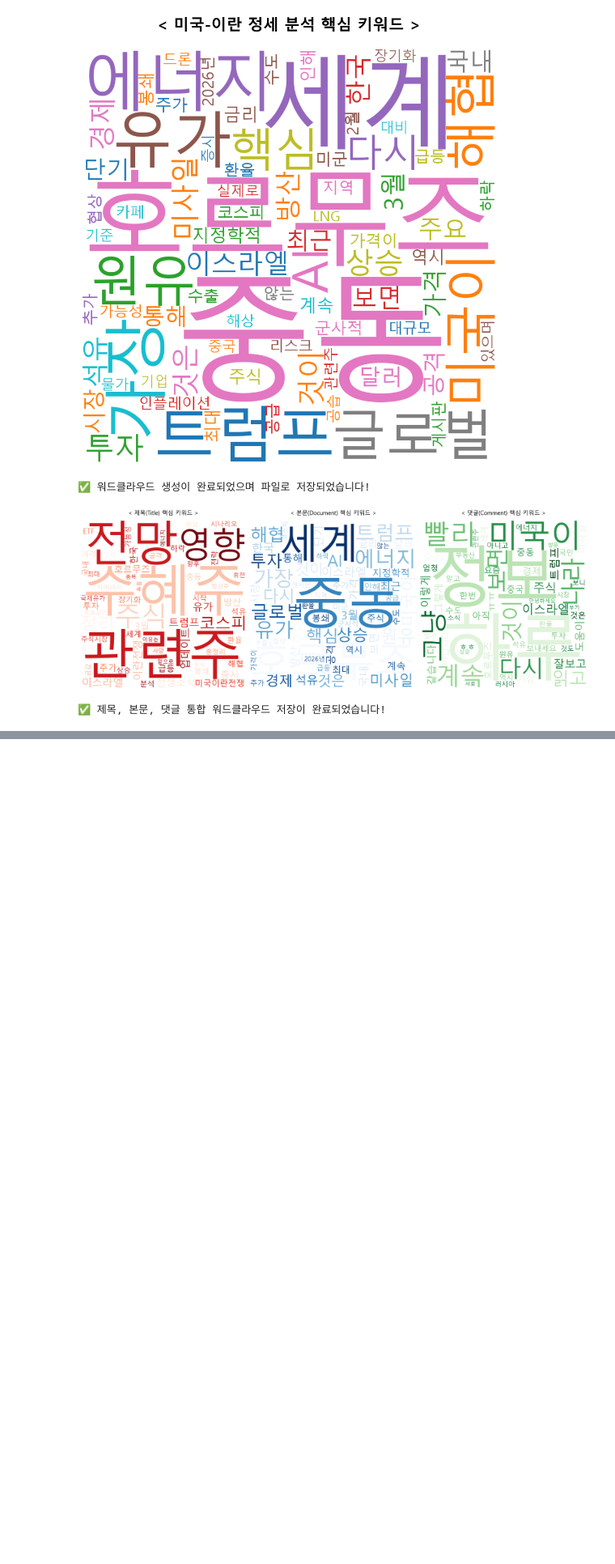
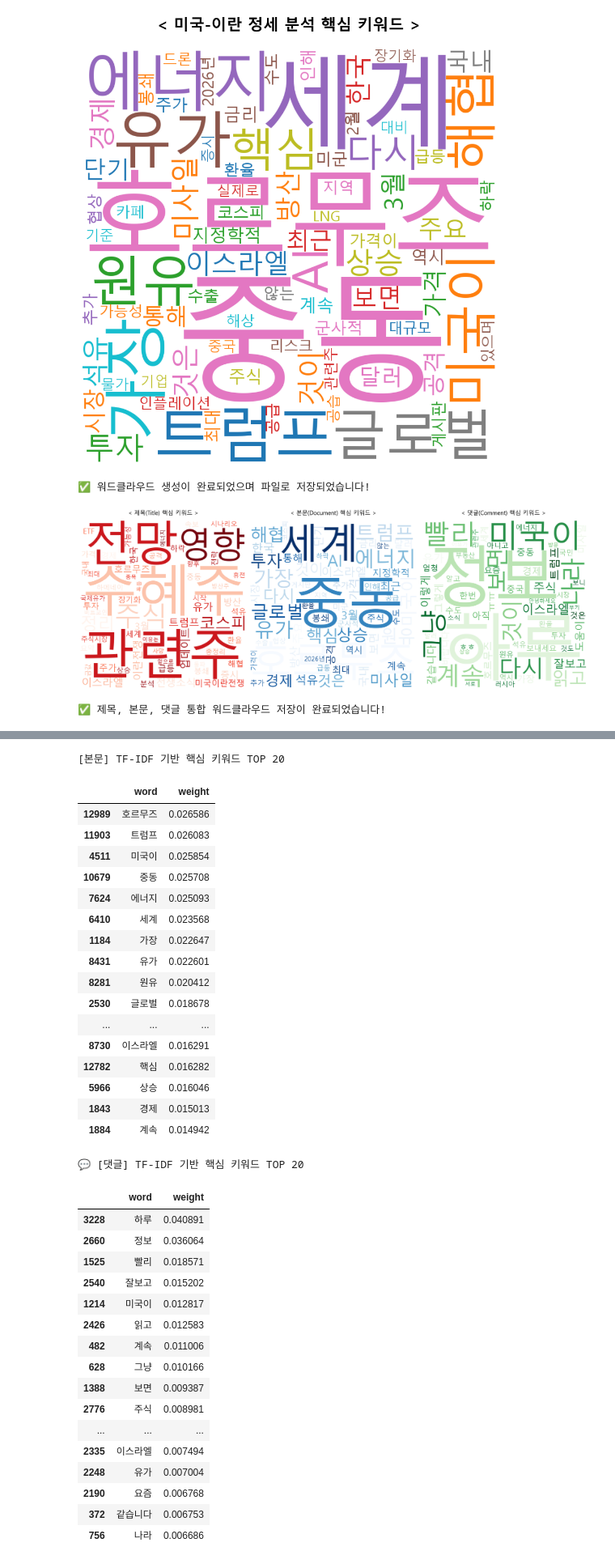
Before and after one commit to taehatae/Crawling_practice, a Jupyter notebook: 5주차 과제/5주차_blogcrawlingcode_황태하.ipynb, the cells around one changed output, grey strips where cells are left out. Shown at 81% size. Drawn from its saved outputs; the diff is of its cells as text; code cells hidden in the pictures; blank space fills up the shorter version.

```diff
--- a/5주차 과제/5주차_blogcrawlingcode_황태하.ipynb
+++ b/5주차 과제/5주차_blogcrawlingcode_황태하.ipynb
@@ -1230,0 +1240,76 @@ print("✅ 제목, 본문, 댓글 통합 워드클라우드 저장이 완료되
+# %%
+# "본문"을 메인으로 하되, "댓글"과 비교해보는 방식 선정
+# 제목은 텍스트가 얼마 없어서 계산 X
+# 본문 TF-IDF: 이번 사건(미국-이란)의 실질적인 핵심 의제가 무엇인지 파악
+# 댓글 TF-IDF: 기사 내용과는 별개로 사람들이 진짜로 걱정하거나 분노하는 포인트가 무엇인지 추출
+#TF-IDF 계산을 위해 명사들의 문자열 구성
+from sklearn.feature_extraction.text import TfidfVectorizer
+import pandas as pd
+
+# 1. TF-IDF를 위해 토큰화된 리스트를 다시 문장(문자열)으로 합치기
+def join_tokens(tokens):
+    return " ".join(tokens)
+
+# 본문과 댓글을 각각 하나의 리스트로 준비
+doc_corpus = df_final['Document_token_noun'].apply(join_tokens)
+comment_corpus = df_final['comment_token_noun'].apply(join_tokens)
+
+# 2. TF-IDF 계산 함수
+def get_tfidf_top_n(corpus, n=20):
+    tfidf = TfidfVectorizer()
+    tfidf_matrix = tfidf.fit_transform(corpus)
+
+    # 단어별 평균 TF-IDF 점수 계산
+    import numpy as np
+    weights = np.asarray(tfidf_matrix.mean(axis=0)).ravel().tolist()
+    weights_df = pd.DataFrame({'word': tfidf.get_feature_names_out(), 'weight': weights})
+
+    return weights_df.sort_values(by='weight', ascending=False).head(n)
+
+# 3. 결과 추출
+tfidf_doc = get_tfidf_top_n(doc_corpus)
+tfidf_comment = get_tfidf_top_n(comment_corpus)
+
+# 4. 결과 출력
+print("[본문] TF-IDF 기반 핵심 키워드 TOP 20")
+display(tfidf_doc)
+
+print("\n💬 [댓글] TF-IDF 기반 핵심 키워드 TOP 20")
+display(tfidf_comment)
+# %% [output]
+[본문] TF-IDF 기반 핵심 키워드 TOP 20
+|  | word | weight |
+| 12989 | 호르무즈 | 0.026586 |
+| 11903 | 트럼프 | 0.026083 |
+| 4511 | 미국이 | 0.025854 |
+| 10679 | 중동 | 0.025708 |
+| 7624 | 에너지 | 0.025093 |
+| 6410 | 세계 | 0.023568 |
+| 1184 | 가장 | 0.022647 |
+| 8431 | 유가 | 0.022601 |
+| 8281 | 원유 | 0.020412 |
+| 2530 | 글로벌 | 0.018678 |
+| ... | ... | ... |
+| 8730 | 이스라엘 | 0.016291 |
+| 12782 | 핵심 | 0.016282 |
+| 5966 | 상승 | 0.016046 |
+| 1843 | 경제 | 0.015013 |
+| 1884 | 계속 | 0.014942 |
+💬 [댓글] TF-IDF 기반 핵심 키워드 TOP 20
+|  | word | weight |
+| 3228 | 하루 | 0.040891 |
+| 2660 | 정보 | 0.036064 |
+| 1525 | 빨리 | 0.018571 |
+| 2540 | 잘보고 | 0.015202 |
+| 1214 | 미국이 | 0.012817 |
+| 2426 | 읽고 | 0.012583 |
+| 482 | 계속 | 0.011006 |
+| 628 | 그냥 | 0.010166 |
+| 1388 | 보면 | 0.009387 |
+| 2776 | 주식 | 0.008981 |
+| ... | ... | ... |
+| 2335 | 이스라엘 | 0.007494 |
+| 2248 | 유가 | 0.007004 |
+| 2190 | 요즘 | 0.006768 |
+| 372 | 같습니다 | 0.006753 |
+| 756 | 나라 | 0.006686 |
```
Also changed, not shown: parts of 1 cell of this notebook.
